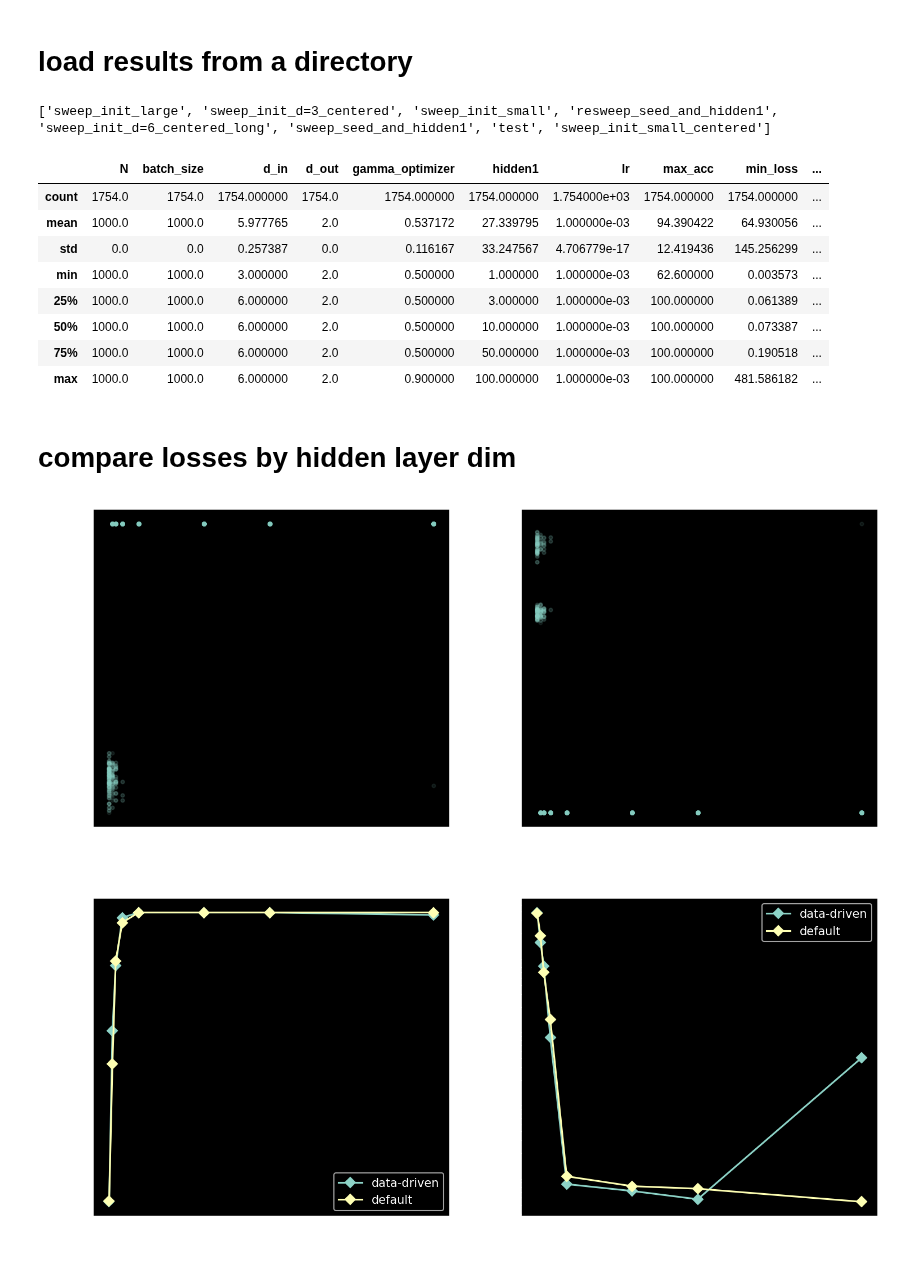
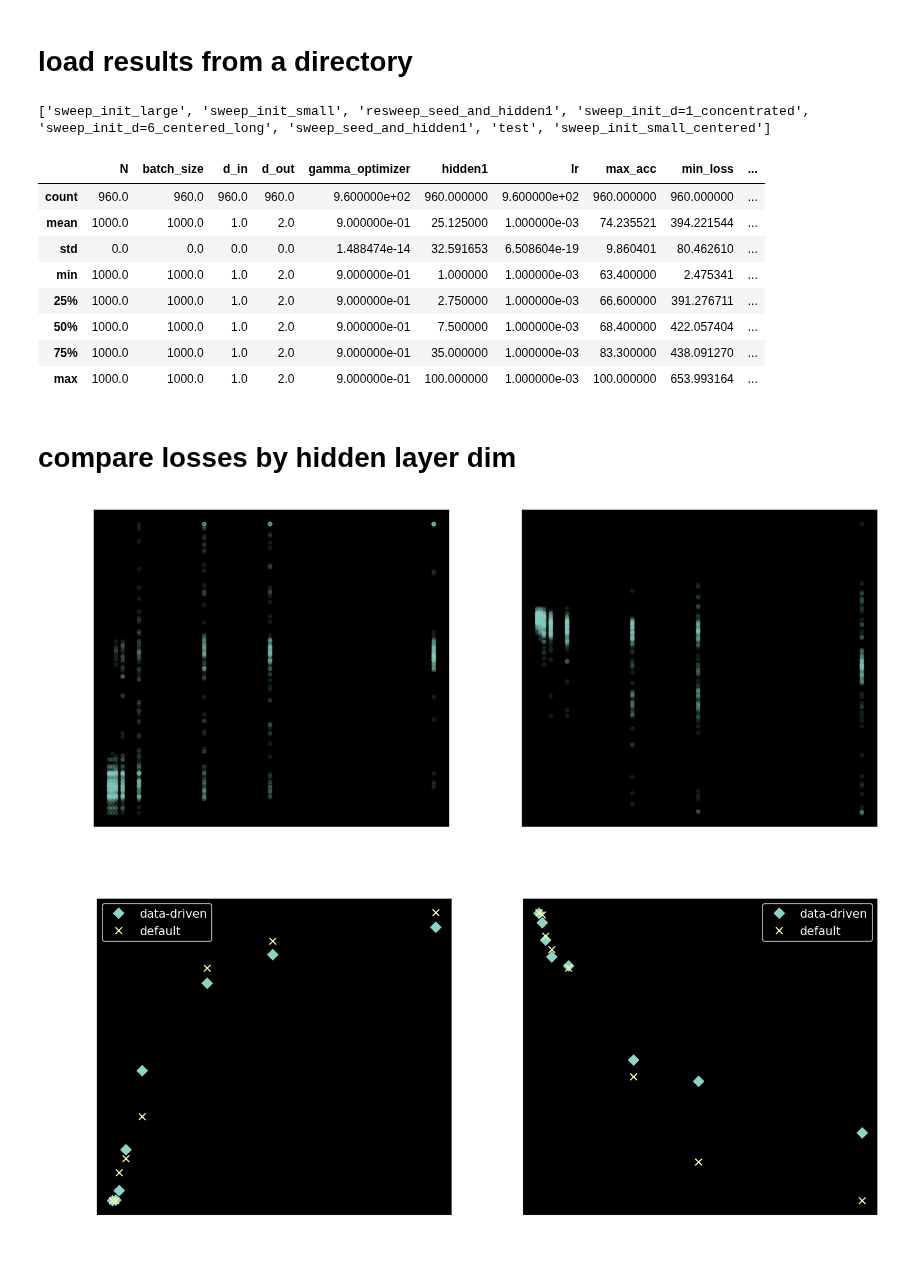
Before and after one commit to csinva/dnn-experiments, a Jupyter notebook: eda/analyze_sweeps_chandan.ipynb, the cells around one changed output. Saved outputs shown, nothing was run; the diff lists cells and outputs as text; code cells hidden in the pictures.

```diff
--- a/eda/analyze_sweeps_chandan.ipynb
+++ b/eda/analyze_sweeps_chandan.ipynb
@@ -21,9 +21,9 @@ SAVFIG = False
 # %%
 out_dir_main = '/scratch/users/vision/chandan/dl_theory/'
 print(os.listdir(out_dir_main))
-folder = 'sweep_init_d=3_centered'
+folder = 'sweep_init_d=1_concentrated'
 # %% [output]
-['sweep_init_large', 'sweep_init_d=3_centered', 'sweep_init_small', 'resweep_seed_and_hidden1', 'sweep_init_d=6_centered_long', 'sweep_seed_and_hidden1', 'test', 'sweep_init_small_centered']
+['sweep_init_large', 'sweep_init_small', 'resweep_seed_and_hidden1', 'sweep_init_d=1_concentrated', 'sweep_init_d=6_centered_long', 'sweep_seed_and_hidden1', 'test', 'sweep_init_small_centered']
 # %%
 out_dir = oj(out_dir_main, folder)
 fnames = os.listdir(out_dir)
@@ -32,18 +32,18 @@ results = pd.concat(results_list, axis=1).T.infer_objects()
 results.describe()
 # %% [output]
 |  | N | batch_size | d_in | d_out | gamma_optimizer | hidden1 | lr | max_acc | min_loss | ... |
-| count | 1754.0 | 1754.0 | 1754.000000 | 1754.0 | 1754.000000 | 1754.000000 | 1.754000e+03 | 1754.000000 | 1754.000000 | ... |
-| mean | 1000.0 | 1000.0 | 5.977765 | 2.0 | 0.537172 | 27.339795 | 1.000000e-03 | 94.390422 | 64.930056 | ... |
-| std | 0.0 | 0.0 | 0.257387 | 0.0 | 0.116167 | 33.247567 | 4.706779e-17 | 12.419436 | 145.256299 | ... |
-| min | 1000.0 | 1000.0 | 3.000000 | 2.0 | 0.500000 | 1.000000 | 1.000000e-03 | 62.600000 | 0.003573 | ... |
-| 25% | 1000.0 | 1000.0 | 6.000000 | 2.0 | 0.500000 | 3.000000 | 1.000000e-03 | 100.000000 | 0.061389 | ... |
-| 50% | 1000.0 | 1000.0 | 6.000000 | 2.0 | 0.500000 | 10.000000 | 1.000000e-03 | 100.000000 | 0.073387 | ... |
-| 75% | 1000.0 | 1000.0 | 6.000000 | 2.0 | 0.500000 | 50.000000 | 1.000000e-03 | 100.000000 | 0.190518 | ... |
-| max | 1000.0 | 1000.0 | 6.000000 | 2.0 | 0.900000 | 100.000000 | 1.000000e-03 | 100.000000 | 481.586182 | ... |
+| count | 960.0 | 960.0 | 960.0 | 960.0 | 9.600000e+02 | 960.000000 | 9.600000e+02 | 960.000000 | 960.000000 | ... |
+| mean | 1000.0 | 1000.0 | 1.0 | 2.0 | 9.000000e-01 | 25.125000 | 1.000000e-03 | 74.235521 | 394.221544 | ... |
+| std | 0.0 | 0.0 | 0.0 | 0.0 | 1.488474e-14 | 32.591653 | 6.508604e-19 | 9.860401 | 80.462610 | ... |
+| min | 1000.0 | 1000.0 | 1.0 | 2.0 | 9.000000e-01 | 1.000000 | 1.000000e-03 | 63.400000 | 2.475341 | ... |
+| 25% | 1000.0 | 1000.0 | 1.0 | 2.0 | 9.000000e-01 | 2.750000 | 1.000000e-03 | 66.600000 | 391.276711 | ... |
+| 50% | 1000.0 | 1000.0 | 1.0 | 2.0 | 9.000000e-01 | 7.500000 | 1.000000e-03 | 68.400000 | 422.057404 | ... |
+| 75% | 1000.0 | 1000.0 | 1.0 | 2.0 | 9.000000e-01 | 35.000000 | 1.000000e-03 | 83.300000 | 438.091270 | ... |
+| max | 1000.0 | 1000.0 | 1.0 | 2.0 | 9.000000e-01 | 100.000000 | 1.000000e-03 | 100.000000 | 653.993164 | ... |
 # %% [markdown]
 # compare losses by hidden layer dim
 # %%
-def lmplot(colx, coly, data=results, style='.', alpha=1., label=''):
+def lmplot(colx, coly, data=results, style='.', alpha=1., label='', bar=False):
     plt.plot(data[colx], data[coly], style, alpha=alpha, label=label)
 #     plt.bar(data[colx], data[coly], label=label) #, style, alpha=alpha, label=label)
     plt.xlabel(colx)
@@ -58,31 +58,31 @@ lmplot('hidden1', 'max_acc', alpha=0.1)
 plt.subplot(122)
 lmplot('hidden1', 'min_loss', alpha=0.1)
 # %% [output]
-[figure, old version]
+[figure, new version]
 # %%
 max_accs_default = results[results['init']=='default'][['max_acc', 'min_loss', 'hidden1']].groupby(['hidden1']).mean().reset_index()
 max_accs_data = results[results['init']=='data-driven'][['max_acc', 'min_loss', 'hidden1']].groupby(['hidden1']).mean().reset_index()
 
 plt.figure(figsize=(12, 5), dpi=150)
 plt.subplot(121)
-lmplot('hidden1', 'max_acc', max_accs_data, style='-D', label='data-driven')
-lmplot('hidden1', 'max_acc', max_accs_default, style='-D', label='default')
+lmplot('hidden1', 'max_acc', max_accs_data, style='D', label='data-driven')
+lmplot('hidden1', 'max_acc', max_accs_default, style='x', label='default')
 plt.ylabel('average max_acc')
 plt.xlabel('Num Hidden Units')
 
 plt.subplot(122)
-lmplot('hidden1', 'min_loss', max_accs_data, style='-D', label='data-driven')
-lmplot('hidden1', 'min_loss', max_accs_default, style='-D', label='default')
+lmplot('hidden1', 'min_loss', max_accs_data, style='D', label='data-driven')
+lmplot('hidden1', 'min_loss', max_accs_default, style='x', label='default')
 # lmplot('hidden1', 'min_loss', max_accs_small, style='--o', label='small')
 plt.ylabel('average min loss')
 plt.xlabel('Num Hidden Units')
 plt.yscale('log')
 # SAVFIG = False
 if SAVFIG == True:
     plt.savefig('performance_vs_hidden.pdf')
 plt.show()
 # %% [output]
-[figure, old version]
+[figure, new version]
 # %%
 # plot data (only 1d)
 X, y, y_plot = data.generate_gaussian_data(results.N[0], means=results.means[0], sds=results.sds[0], labs=results.labs[0])
```
Also changed, not shown: parts of 1 cell of this notebook.
